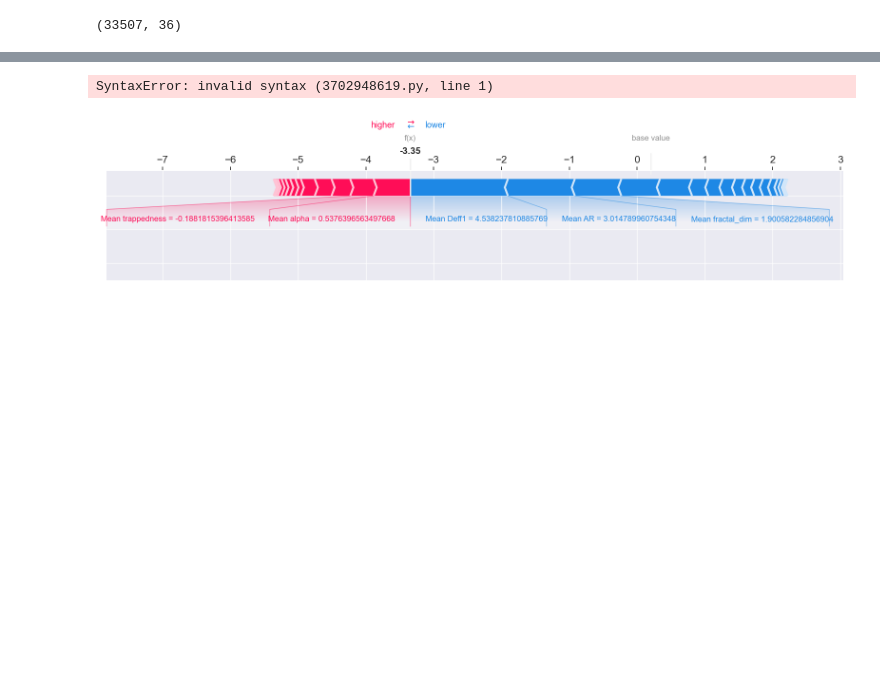
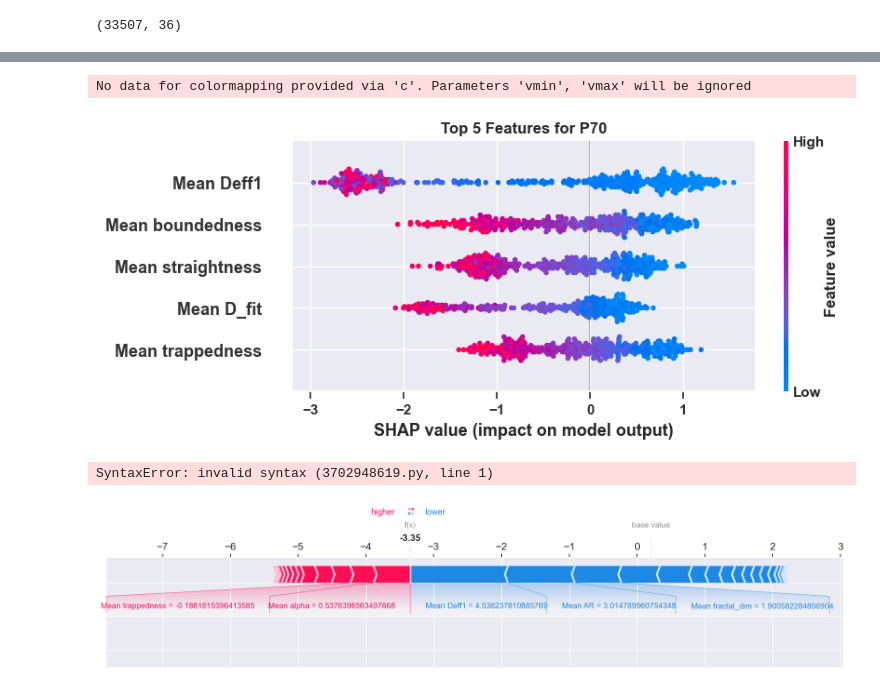
Before and after one commit to Nance-Lab/diff_predictor, a Jupyter notebook: notebooks/publication_notebooks/age_shap_analysis.ipynb, the cells around one changed output, grey strips where cells are left out. Cells and saved outputs as stored; diff of their text form; code cells hidden in the pictures; blank space fills up the shorter version.

```diff
--- a/notebooks/publication_notebooks/age_shap_analysis.ipynb
+++ b/notebooks/publication_notebooks/age_shap_analysis.ipynb
@@ -293,3 +326,12 @@ No data for colormapping provided via 'c'. Parameters 'vmin', 'vmax' will be ign
+# %%
+shap.summary_plot(shap_values[2], X_test[feature_list], max_display=5, show=False, color_bar=True)
+plt.gcf().axes[-1].set_aspect(50)
+plt.gcf().axes[-1].set_box_aspect(50)
+plt.title(f'Top 5 Features for {le.classes_[2]}')
+plt.savefig('P70_shap_new.pdf', dpi=300, bbox_inches='tight')
+# %% [output]
+No data for colormapping provided via 'c'. Parameters 'vmin', 'vmax' will be ignored
+[figure, added]
 # %%
 explainer.
 # %% [output]
```
Also changed, not shown: parts of 11 cells of this notebook, 8 other files.
